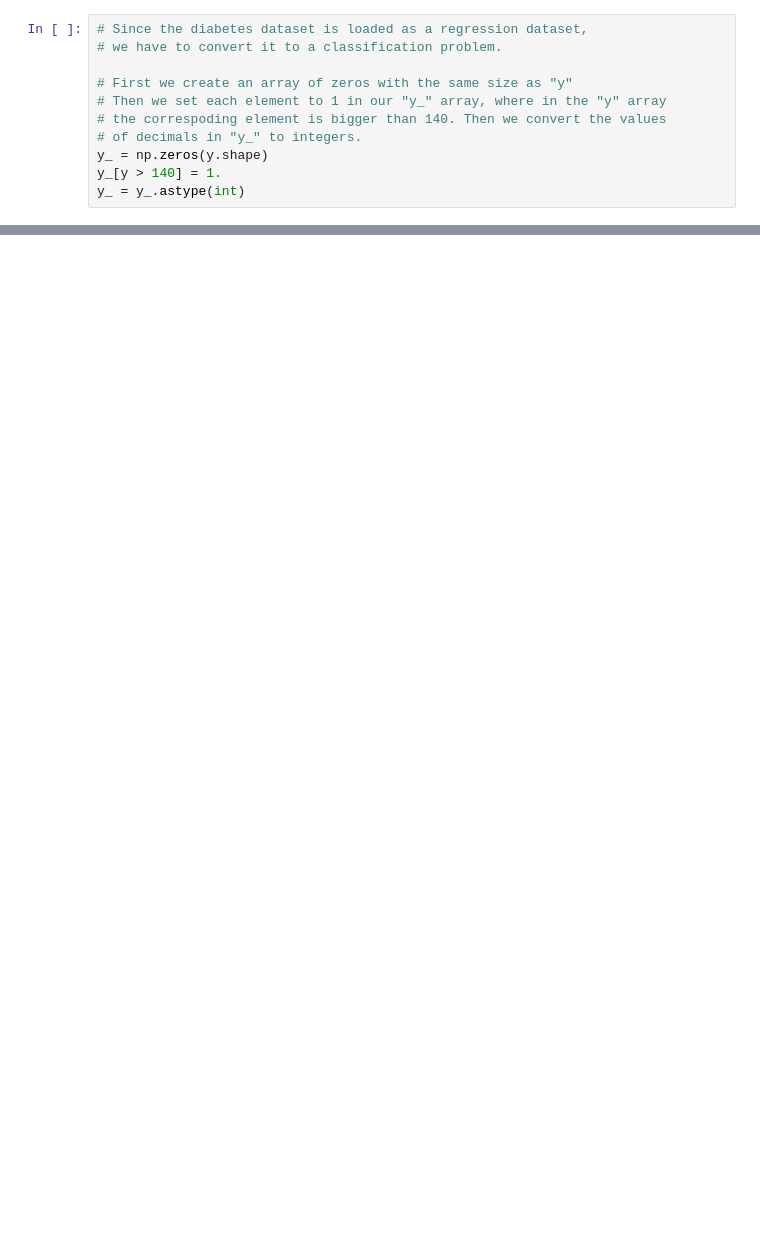
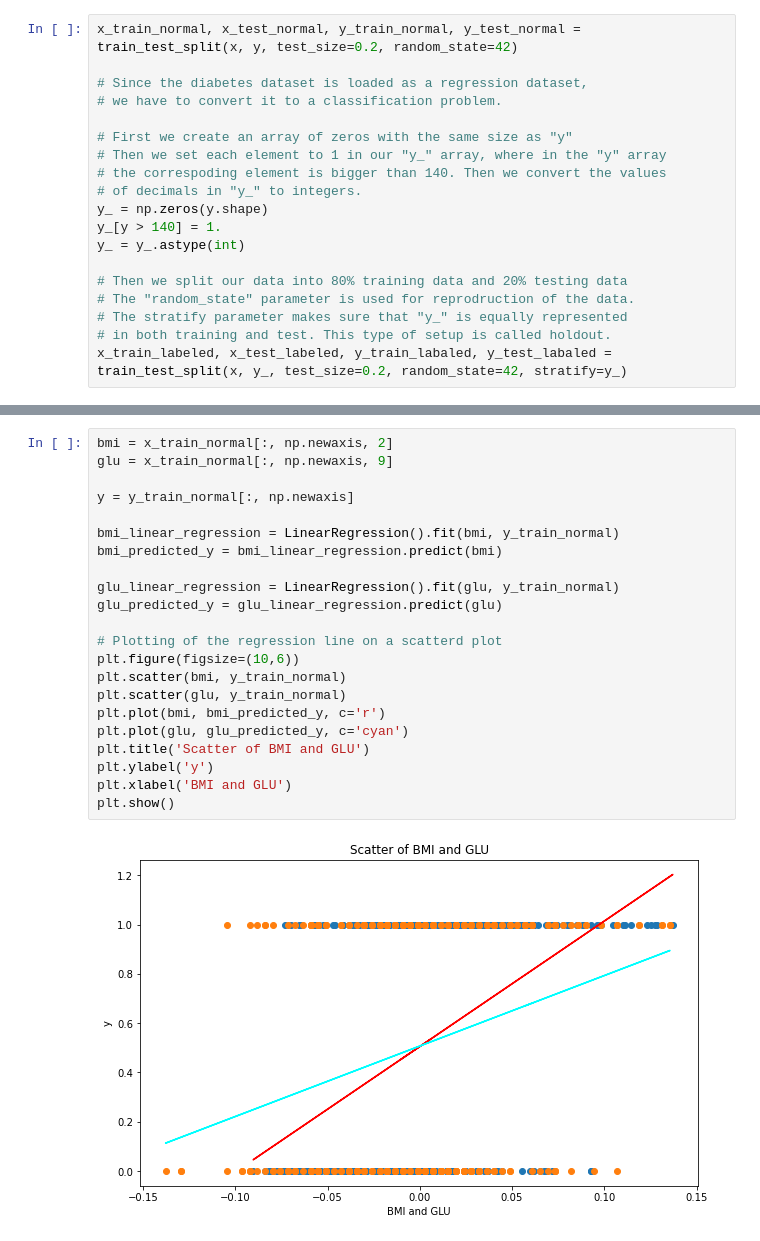
Before and after one commit to perkynades/ML-diabetes, a Jupyter notebook: src/main.ipynb, the cells around one changed output, grey strips where cells are left out. Cells and saved outputs as stored; diff of their text form; blank space fills up the shorter version.

```diff
--- a/src/main.ipynb
+++ b/src/main.ipynb
@@ -36,6 +38,8 @@ print(x[0][0])
 (442,)
 0.0380759064334241
 # %%
+x_train_normal, x_test_normal, y_train_normal, y_test_normal = train_test_split(x, y, test_size=0.2, random_state=42)
+
 # Since the diabetes dataset is loaded as a regression dataset,
 # we have to convert it to a classification problem.
 
@@ -46,3 +50,9 @@ print(x[0][0])
 y_ = np.zeros(y.shape)
 y_[y > 140] = 1.
 y_ = y_.astype(int)
+
+# Then we split our data into 80% training data and 20% testing data
+# The "random_state" parameter is used for reprodruction of the data.
+# The stratify parameter makes sure that "y_" is equally represented
+# in both training and test. This type of setup is called holdout.
+x_train_labeled, x_test_labeled, y_train_labaled, y_test_labaled = train_test_split(x, y_, test_size=0.2, random_state=42, stratify=y_)
@@ -73,0 +67,24 @@ x_test_ = min_max_scaler.fit_transform(x_test)
+# %%
+bmi = x_train_normal[:, np.newaxis, 2]
+glu = x_train_normal[:, np.newaxis, 9]
+
+y = y_train_normal[:, np.newaxis]
+
+bmi_linear_regression = LinearRegression().fit(bmi, y_train_normal)
+bmi_predicted_y = bmi_linear_regression.predict(bmi)
+
+glu_linear_regression = LinearRegression().fit(glu, y_train_normal)
+glu_predicted_y = glu_linear_regression.predict(glu)
+
+# Plotting of the regression line on a scatterd plot
+plt.figure(figsize=(10,6))
+plt.scatter(bmi, y_train_normal)
+plt.scatter(glu, y_train_normal)
+plt.plot(bmi, bmi_predicted_y, c='r')
+plt.plot(glu, glu_predicted_y, c='cyan')
+plt.title('Scatter of BMI and GLU')
+plt.ylabel('y')
+plt.xlabel('BMI and GLU')
+plt.show()
+# %% [output]
+[figure, added]
```
Also changed, not shown: parts of 3 cells of this notebook.
